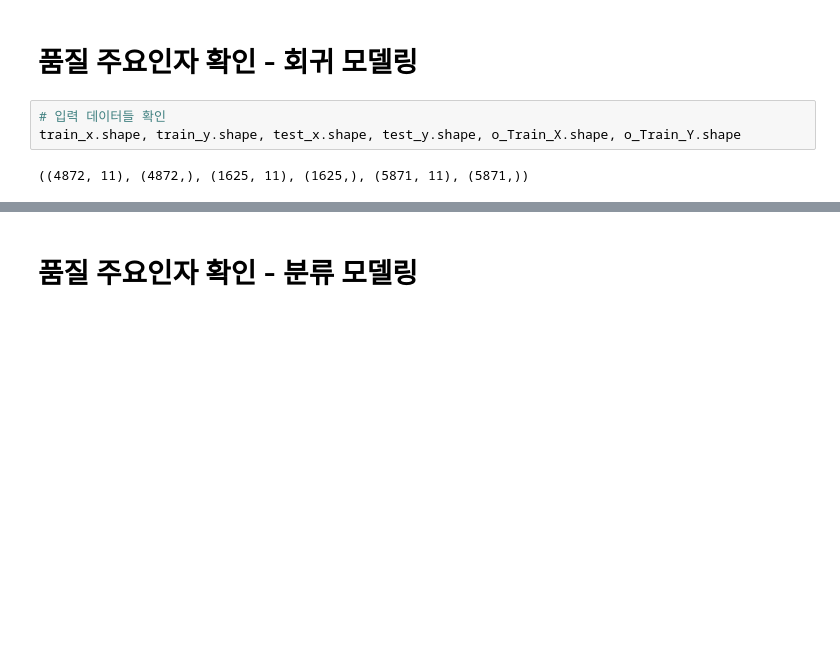
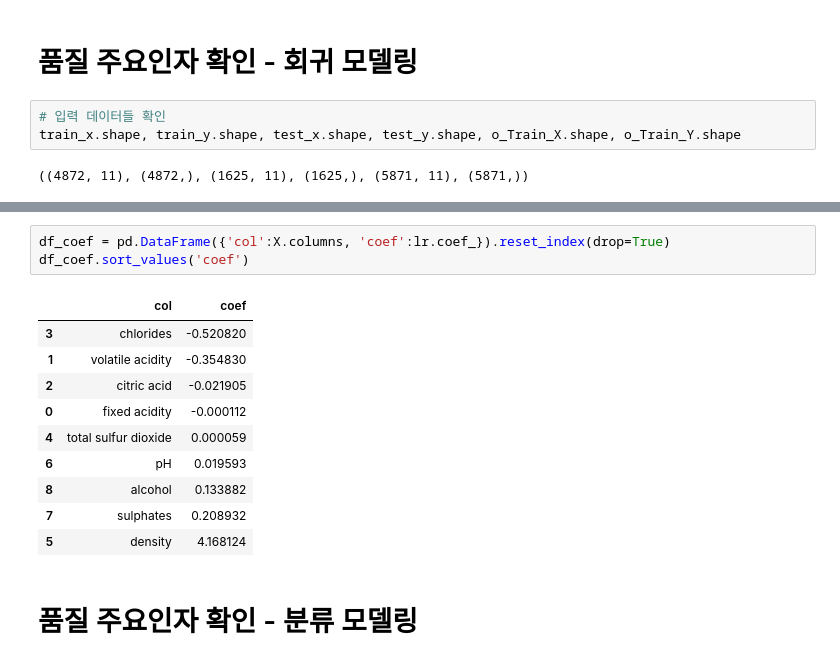
Before and after one commit to seonydg/ml-premium-wine-production-analysis, a Jupyter notebook: premium-wine-production-analysis-1.ipynb, the cells around one changed output, grey strips where cells are left out. Cells and saved outputs as stored; diff of their text form; blank space fills up the shorter version.

```diff
--- a/premium-wine-production-analysis-1.ipynb
+++ b/premium-wine-production-analysis-1.ipynb
@@ -200,2 +353,16 @@ train_x.shape, train_y.shape, test_x.shape, test_y.shape, o_Train_X.shape, o_Tra
+# %%
+df_coef = pd.DataFrame({'col':X.columns, 'coef':lr.coef_}).reset_index(drop=True)
+df_coef.sort_values('coef')
+# %% [output]
+|  | col | coef |
+| 3 | chlorides | -0.520820 |
+| 1 | volatile acidity | -0.354830 |
+| 2 | citric acid | -0.021905 |
+| 0 | fixed acidity | -0.000112 |
+| 4 | total sulfur dioxide | 0.000059 |
+| 6 | pH | 0.019593 |
+| 8 | alcohol | 0.133882 |
+| 7 | sulphates | 0.208932 |
+| 5 | density | 4.168124 |
 # %% [markdown]
 # 품질 주요인자 확인 - 분류 모델링
```
Also changed, not shown: parts of 9 cells of this notebook.
